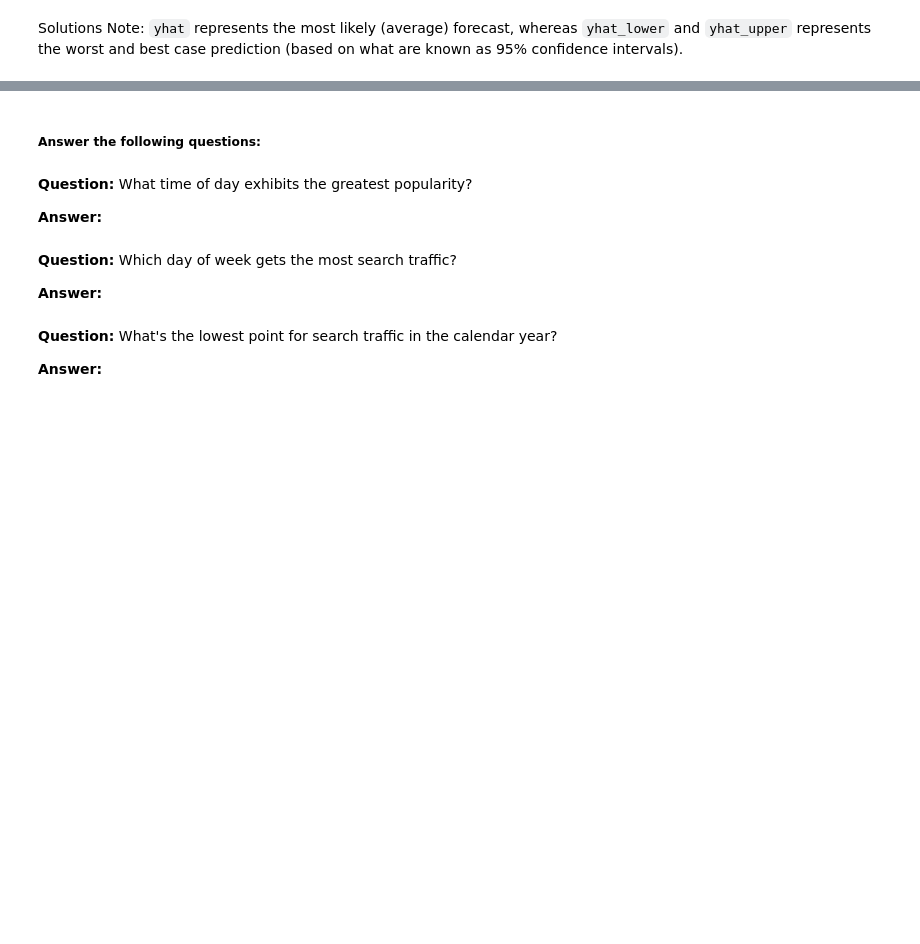
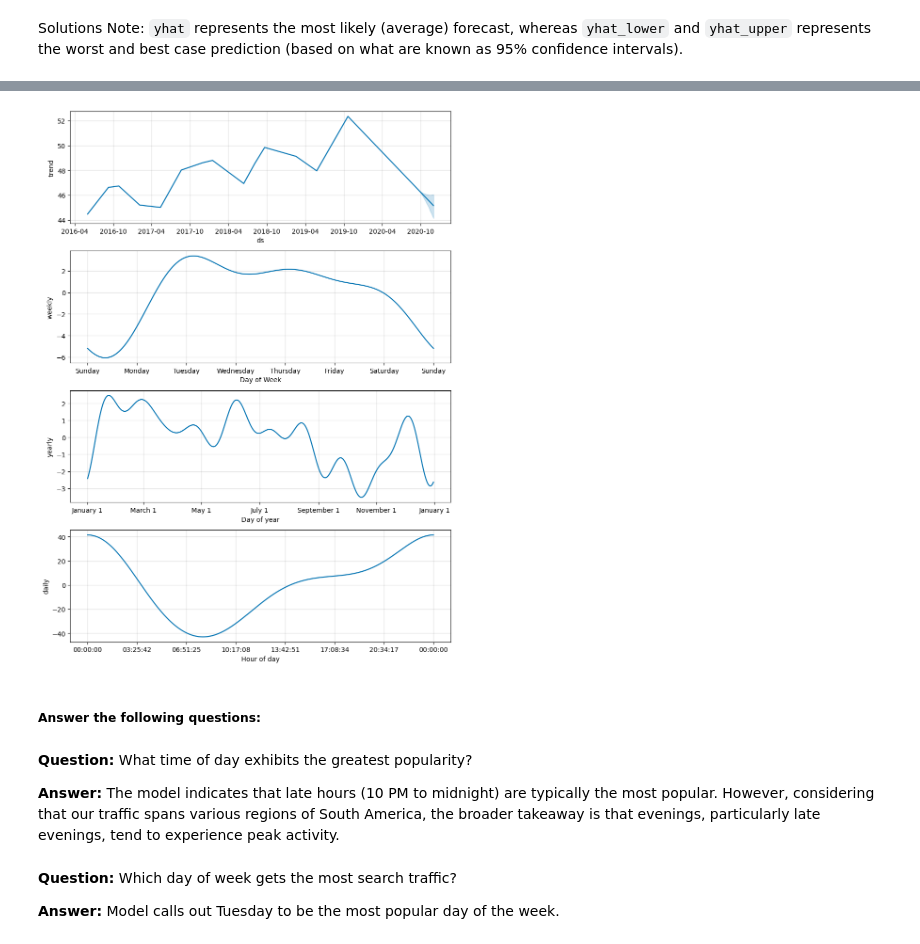
Before and after one commit to vaughanroberts13/APIlearninz, a Jupyter notebook: forecasting_net_prophet.ipynb, the cells around one changed output, grey strips where cells are left out. Saved outputs shown, nothing was run; the diff lists cells and outputs as text; code cells hidden in the pictures; blank space fills up the shorter version.

```diff
--- a/forecasting_net_prophet.ipynb
+++ b/forecasting_net_prophet.ipynb
@@ -480,20 +541,20 @@ Solutions Note: `yhat` represents the most likely (average) forecast, whereas `y
 # %%
 # Reset the index in the forecast_mercado_trends DataFrame
-
+forecast_mercado_trends = forecast_mercado_trends.reset_index()
 
 # Use the plot_components function to visualize the forecast results
 # for the forecast_mercado_trends DataFrame
+figures_mercado_trends = model_mercado_trends.plot_components(forecast_mercado_trends)
+# %% [output]
+[figure, added]
 # %% [markdown]
 ##### Answer the following questions:
-# %% [markdown]
-**Question:** What time of day exhibits the greatest popularity?
-
-**Answer:**
+# %% [markdown]
+**Question:** What time of day exhibits the greatest popularity?
+
+**Answer:**
+The model indicates that late hours (10 PM to midnight) are typically the most popular. However, considering that our traffic spans various regions of South America, the broader takeaway is that evenings, particularly late evenings, tend to experience peak activity.
 # %% [markdown]
 **Question:** Which day of week gets the most search traffic?
 
-**Answer:**
+**Answer:** Model calls out Tuesday to be the most popular day of the week.
-# %% [markdown]
-**Question:** What's the lowest point for search traffic in the calendar year?
-
-**Answer:**
```
Also changed, not shown: parts of 11 cells of this notebook.
